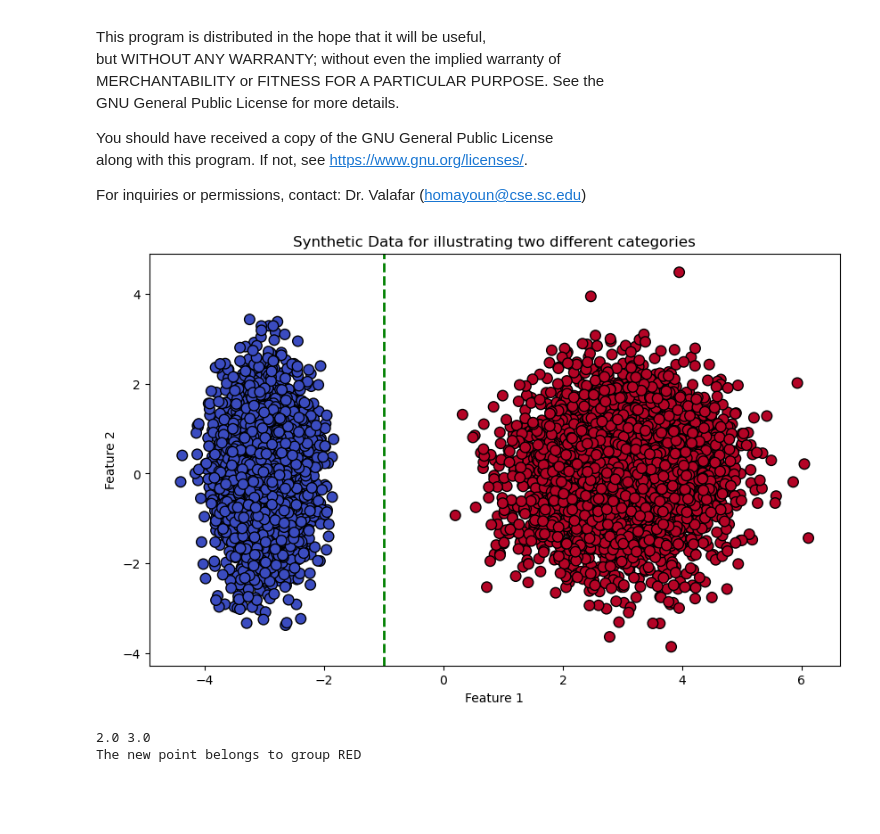
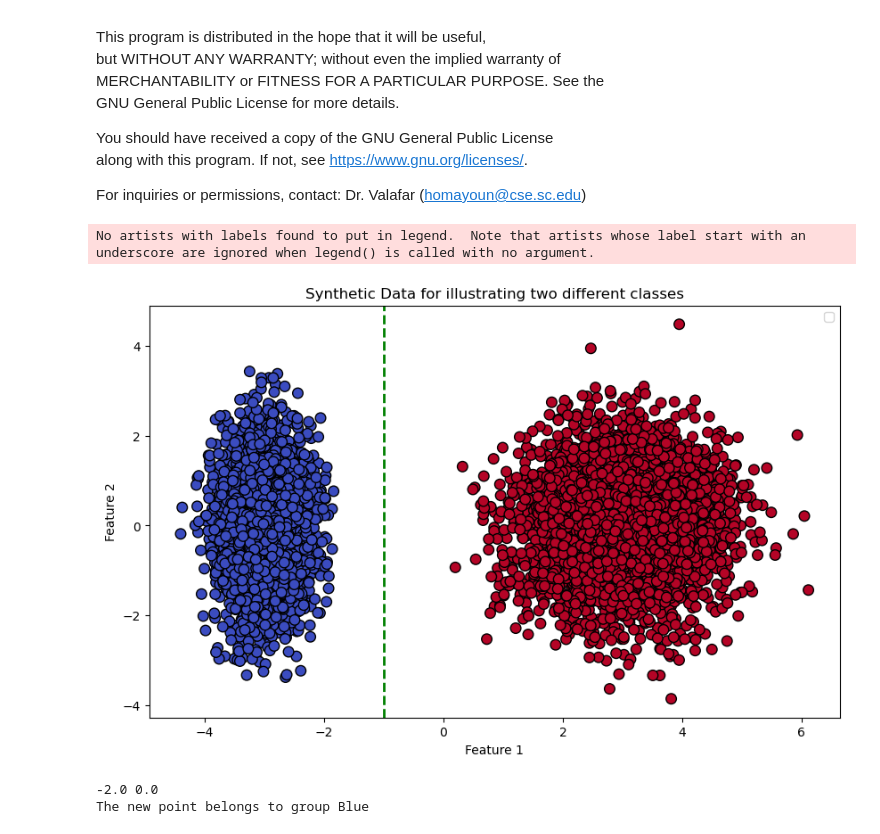
Before and after one commit to KubaJerz/VLab_AI_ML_Training, a Jupyter notebook: AI_not_ML/AI_not_ML.ipynb, the cells around one changed output. Saved outputs shown, nothing was run; the diff lists cells and outputs as text; code cells hidden in the pictures; blank space fills up the shorter version.

```diff
--- a/AI_not_ML/AI_not_ML.ipynb
+++ b/AI_not_ML/AI_not_ML.ipynb
@@ -47,23 +47,24 @@ X, y = make_classification(
 # %%
 # Plot the generated dataset
 plt.figure(figsize=(10, 6))
 plt.scatter(X[:, 0], X[:, 1], c=y, cmap='coolwarm', marker='o', edgecolor='k', s=70)
-plt.title("Synthetic Data for illustrating two different categories")
+plt.title("Synthetic Data for illustrating two different classes")
 plt.xlabel("Feature 1")
 plt.ylabel("Feature 2")
 plt.axvline(x=-1, color='green', linestyle='--', linewidth=2) # This is our boundary decision.
-# plt.legend()
+#plt.legend()
 plt.show()
 # %% [output]
+No artists with labels found to put in legend.  Note that artists whose label start with an underscore are ignored when legend() is called with no argument.
-[figure, old version]
+[figure, new version]
 # %%
-Var1 = float(input("Please enter feature1 for an unknown point: "))
-Var2 = float(input("Please enter feature2 for an unknown point: "))
-print(Var1, Var2)
-if(Var1 > -1.0):
+Feature1 = float(input("Please enter feature1 for an unknown point: "))
+Feature2 = float(input("Please enter feature2 for an unknown point: "))
+print(Feature1, Feature2)
+if(Feature1 > -1.0):
     print("The new point belongs to group RED")
 else:
     print("The new point belongs to group Blue")
 # %% [output]
-2.0 3.0
-The new point belongs to group RED
+-2.0 0.0
+The new point belongs to group Blue
```
Also changed, not shown: 2 other files.
